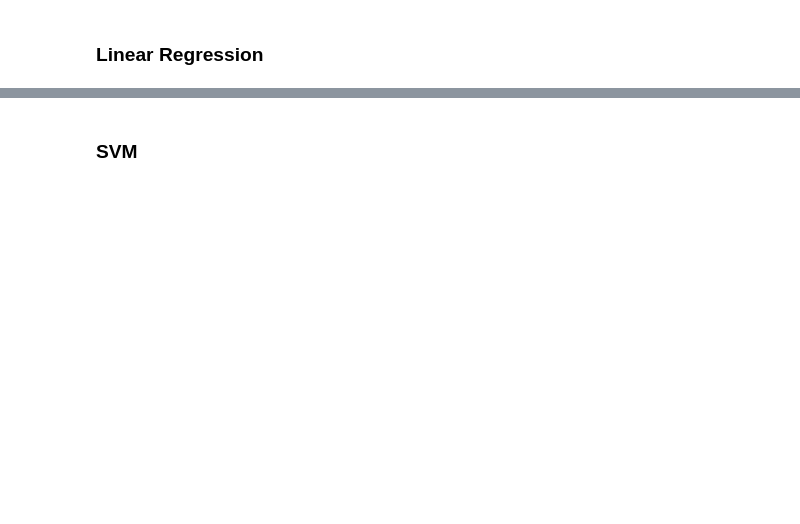
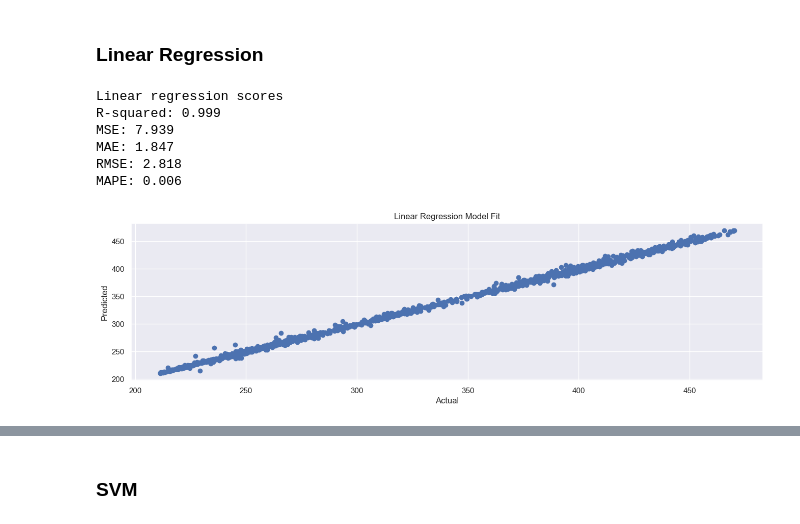
Before and after one commit to okenreed/aai501_final, a Jupyter notebook: final.ipynb, the cells around one changed output, grey strips where cells are left out. Drawn from its saved outputs; the diff is of its cells as text; code cells hidden in the pictures; blank space fills up the shorter version.

```diff
--- a/final.ipynb
+++ b/final.ipynb
@@ -226,32 +231,40 @@ plt.show()
 # %% [markdown]
 ### Linear Regression
 # %%
-# Linear Regression- Import library
+# Linear Regression - Import library
 from sklearn.linear_model import LinearRegression
 
 # Linear Regression
 lr_model = LinearRegression()
-lr_model.fit(x_train_lr.reshape(x_train_lr.shape[0], -1), y_train_scaled)
-lr_pred = lr_model.predict(x_test_lr.reshape(x_test_lr.shape[0], -1))
+lr_model.fit(x_train_scaled.reshape(x_train_scaled.shape[0], -1), y_train_scaled)
+lr_pred = lr_model.predict(x_test_scaled.reshape(x_test_scaled.shape[0], -1))
 lr_pred = scaler_y.inverse_transform(lr_pred)
 
 lr_mse = np.mean((lr_pred - y_test)**2)
 lr_mae = mean_absolute_error(y_test, lr_pred)
 
 # Calculate R-squared
 lr_r2 = r2_score(y_test, lr_pred)
 
 # Print Linear Regression Mean Squared Error, Mean Absolute Error, and R-squared
 print('Linear regression scores')
 print(f'R-squared: {lr_r2:.3f}')
 print(f'MSE: {lr_mse:.3f}')
 print(f'MAE: {lr_mae:.3f}')
 print(f'RMSE: {rmse_calc(y_test, lr_pred):.3f}')
 print(f'MAPE: {mape_calc(y_test, lr_pred):.3f}')
 
 # Create scatterplot with model fit
 plt.scatter(y_test, lr_pred)
 plt.xlabel('Actual')
 plt.ylabel('Predicted')
 plt.title('Linear Regression Model Fit')
 plt.show()
+# %% [output]
+Linear regression scores
+R-squared: 0.999
+MSE: 7.939
+MAE: 1.847
+RMSE: 2.818
+MAPE: 0.006
+[figure, added]
```
Also changed, not shown: parts of 11 cells of this notebook, 1 other file.
